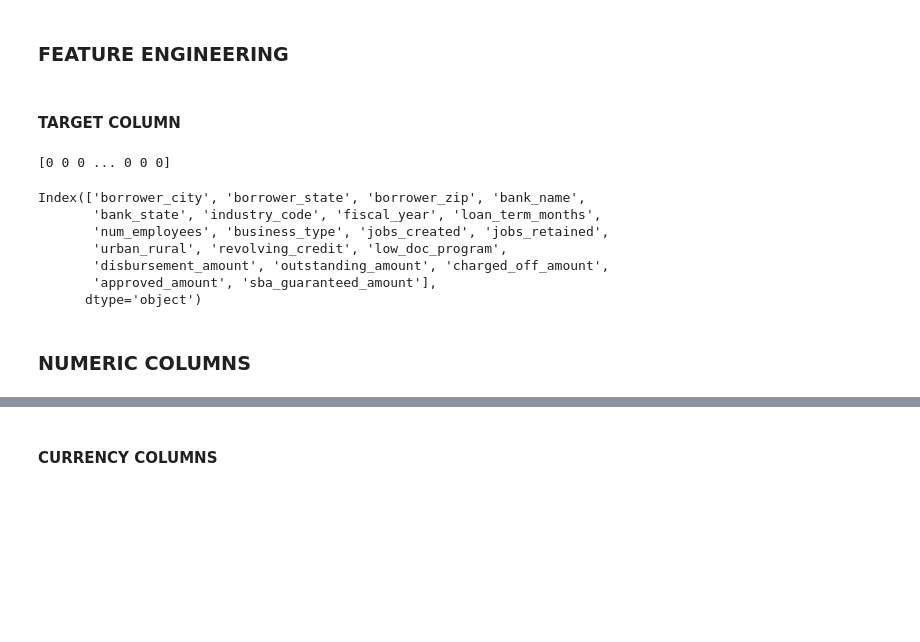
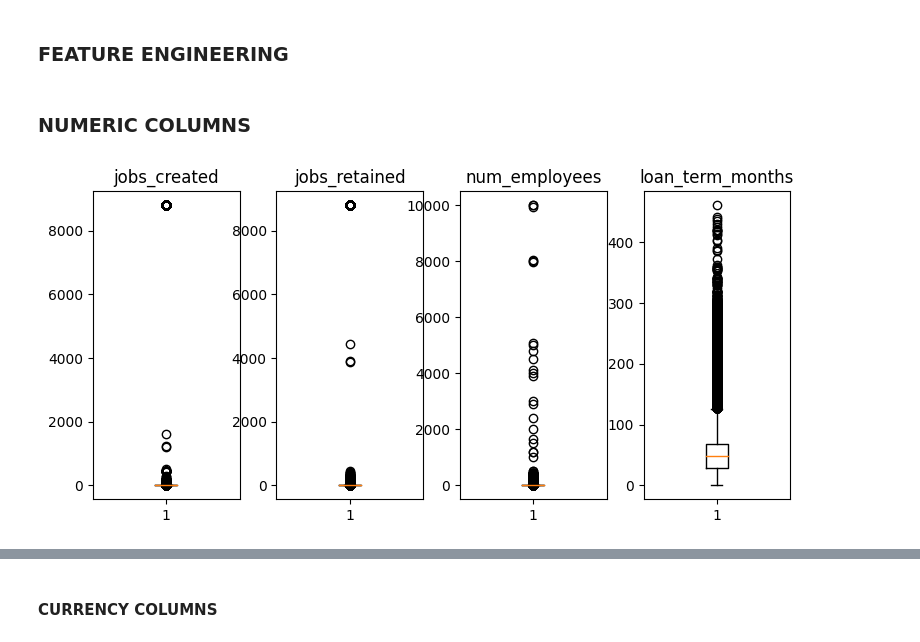
Before and after one commit to dipakexe/StartupLoan, a Jupyter notebook: notebooks/automated_loan_approval.ipynb, the cells around one changed output, grey strips where cells are left out. Cells and saved outputs as stored; diff of their text form; code cells hidden in the pictures; blank space fills up the shorter version.

```diff
--- a/notebooks/automated_loan_approval.ipynb
+++ b/notebooks/automated_loan_approval.ipynb
@@ -344,22 +365,17 @@ y = df['loan_status']
 ### **FEATURE ENGINEERING**
-# %% [markdown]
-#### **TARGET COLUMN**
-# %%
-y = LabelEncoder().fit_transform(y)
-print(y)
-# %% [output]
-[0 0 0 ... 0 0 0]
-# %%
-X.columns
-# %% [output]
-Index(['borrower_city', 'borrower_state', 'borrower_zip', 'bank_name',
-       'bank_state', 'industry_code', 'fiscal_year', 'loan_term_months',
-       'num_employees', 'business_type', 'jobs_created', 'jobs_retained',
-       'urban_rural', 'revolving_credit', 'low_doc_program',
-       'disbursement_amount', 'outstanding_amount', 'charged_off_amount',
-       'approved_amount', 'sba_guaranteed_amount'],
-      dtype='object')
 # %% [markdown]
 ### NUMERIC COLUMNS
 # %%
-numeric_columns = ['jobs_created', 'jobs_retained', 'num_employees']
+numeric_columns = ['jobs_created', 'jobs_retained', 'num_employees', 'loan_term_months']
+# %%
+plt.figure(figsize=(9, 4))
+plt.subplots_adjust(wspace=0.25)
+
+for i, column in enumerate(numeric_columns):
+    plt.subplot(1, 4 , i+1)
+    plt.boxplot(x=df[column])
+    plt.title(f'{column}')
+
+plt.show()
+# %% [output]
+[figure, added]
```
Also changed, not shown: parts of 40 cells of this notebook.
